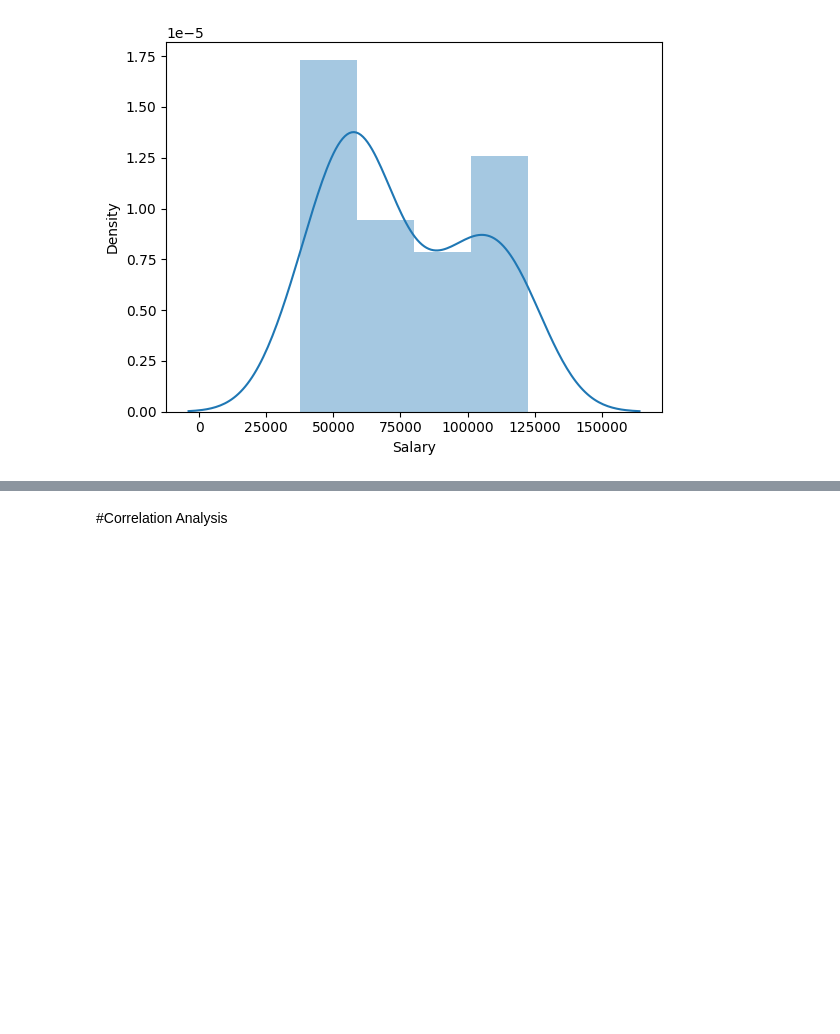
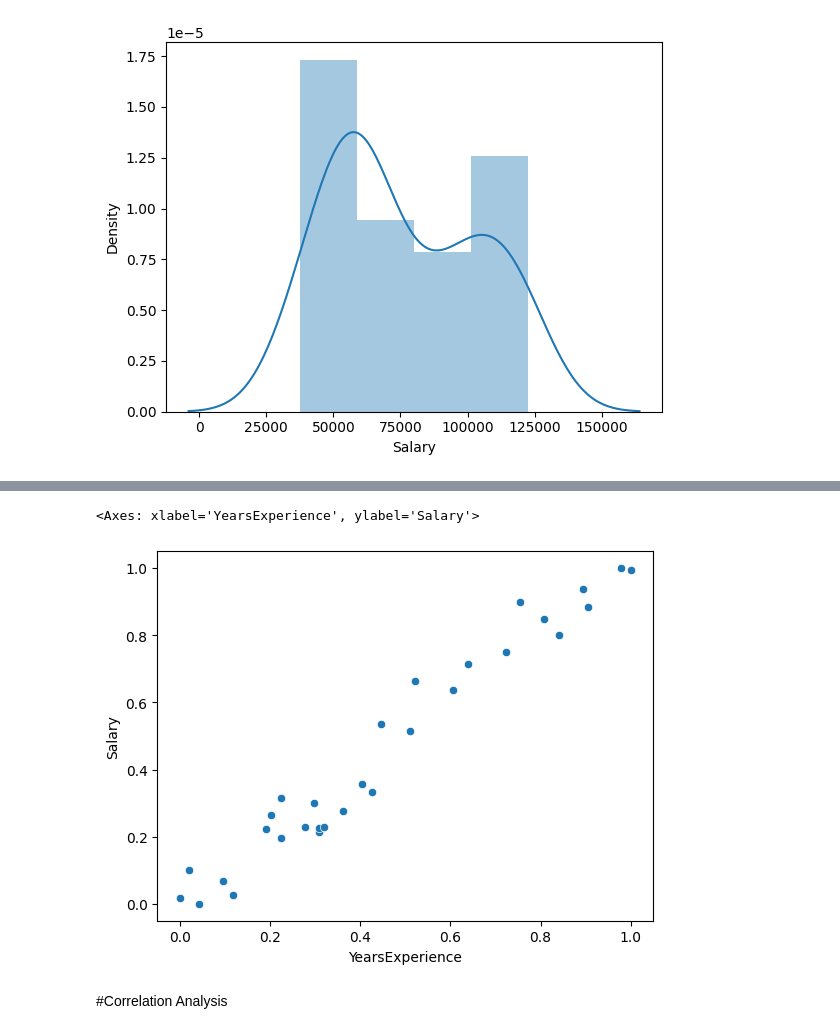
Before and after one commit to Mohammed-Aasim-9988/Assignments_DS, a Jupyter notebook: simple_linear_regression_2_salary.ipynb, the cells around one changed output, grey strips where cells are left out. Saved outputs shown, nothing was run; the diff lists cells and outputs as text; code cells hidden in the pictures; blank space fills up the shorter version.

```diff
--- a/simple_linear_regression_2_salary.ipynb
+++ b/simple_linear_regression_2_salary.ipynb
@@ -78,0 +107,4 @@ https://gist.github.com/mwaskom/de44147ed2974457ad6372750bbe5751
+# %%
+# Min-Max Scaling
+data_min_max_scaled = (dataset - dataset.min()) / (dataset.max() - dataset.min())
+data_min_max_scaled
@@ -79,3 +129,9 @@ https://gist.github.com/mwaskom/de44147ed2974457ad6372750bbe5751
+# %%
+
+sns.scatterplot(x="YearsExperience", y="Salary", data=data_min_max_scaled)
+# %% [output]
+<Axes: xlabel='YearsExperience', ylabel='Salary'>
+[figure, added]
 # %% [markdown]
 #Correlation Analysis
 # %%
```
Also changed, not shown: parts of 12 cells of this notebook.
